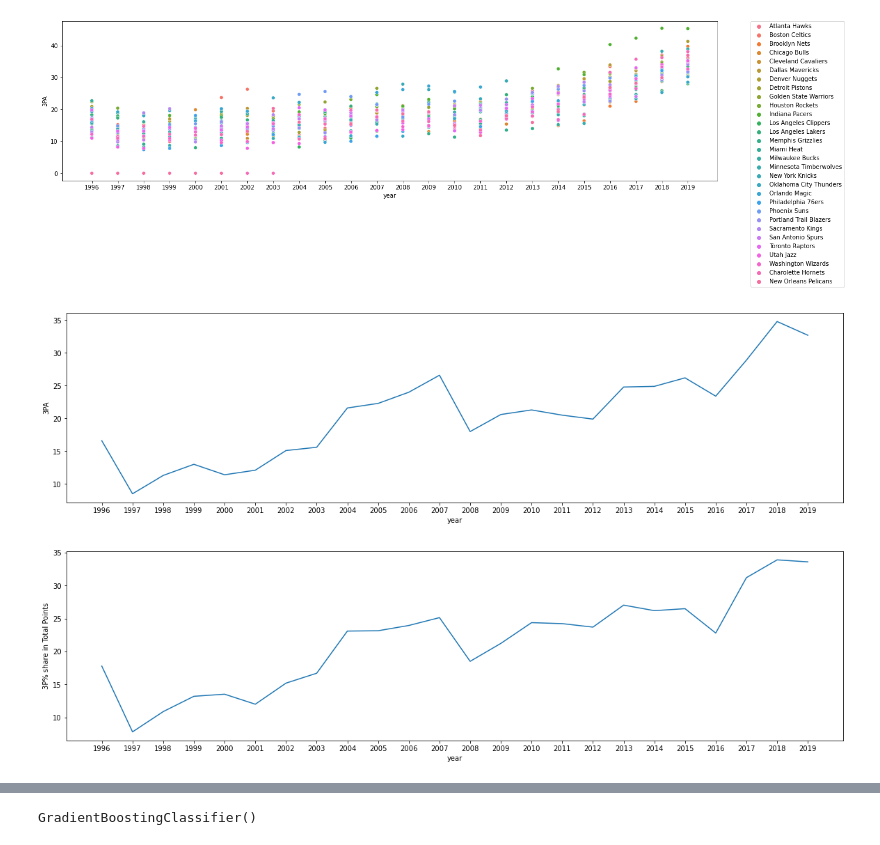
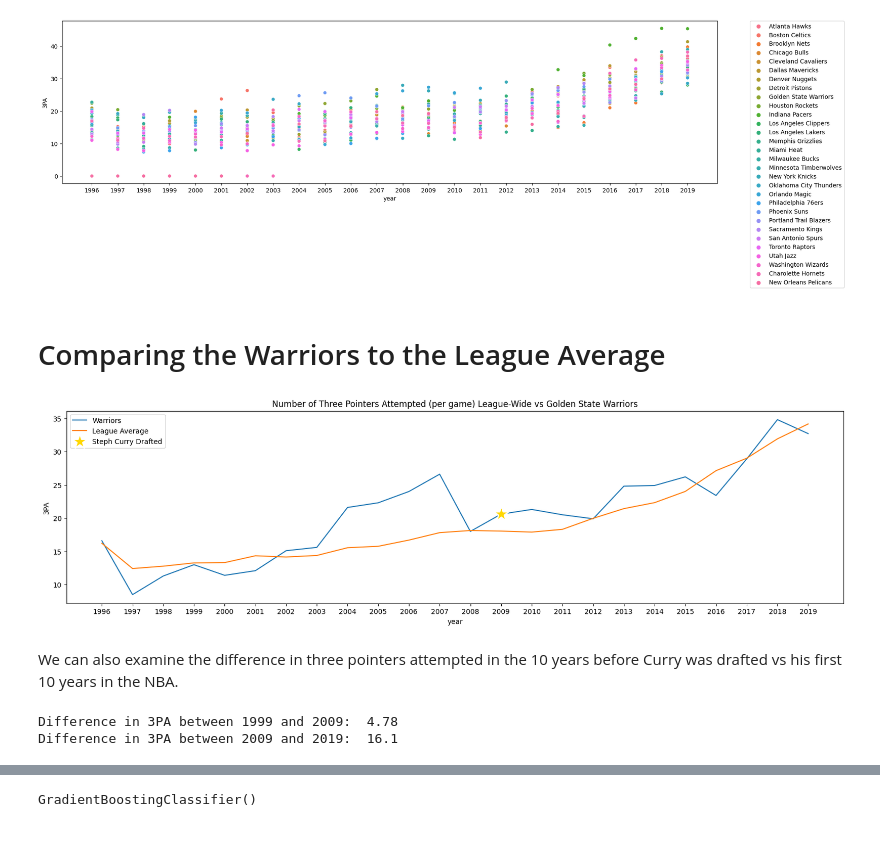
Before and after one commit to jack-wheeler/groupProject333, a Jupyter notebook: edaNotebook.ipynb, the cells around one changed output, grey strips where cells are left out. Drawn from its saved outputs; the diff is of its cells as text; code cells hidden in the pictures.

Commit message:
added additional league info to some graphs

```diff
--- a/edaNotebook.ipynb
+++ b/edaNotebook.ipynb
@@ -48,12 +46,24 @@ warriors = data[data['team'] == 'Golden State Warriors']
-# %%
-fig, ax = plt.subplots(figsize=(20, 5))
-sns.lineplot(data=warriors, x="year", y="3PA",ax =ax)
-plt.show()
-# %% [output]
-[figure, removed]
-# %%
-fig, ax = plt.subplots(figsize=(20, 5))
-sns.lineplot(data=warriors, x="year", y="3P% share in Total Points",ax =ax)
-plt.show()
-# %% [output]
-[figure, removed]
+# %% [markdown]
+# Comparing the Warriors to the League Average
+# %%
+warriors = data[data['team'] == 'Golden State Warriors']
+rest_of_league = data[data['team'] != 'Golden State Warriors'][['3PM', '3PA', '3P% share in Total Points', 'year']]
+league_average = rest_of_league.groupby(['year']).mean()
+# %%
+fig, ax = plt.subplots(figsize=(20, 5))
+sns.lineplot(data=warriors, x="year", y="3PA", label="Warriors", ax =ax)
+sns.lineplot(data=league_average, x="year", y="3PA", label="League Average", ax =ax)
+sns.scatterplot(data=warriors.loc[warriors['year'] == '2009'], x="year", y="3PA", color="gold", s=500, marker="*", zorder=500, label="Steph Curry Drafted")
+plt.legend()
+plt.title('Number of Three Pointers Attempted (per game) League-Wide vs Golden State Warriors')
+plt.show()
+# %% [output]
+[figure, added]
+# %% [markdown]
+We can also examine the difference in three pointers attempted in the 10 years before Curry was drafted vs his first 10 years in the NBA.
+# %%
+print('Difference in 3PA between 1999 and 2009: ', round(league_average.loc['2009']['3PA'] - league_average.loc['1999']['3PA'], 2))
+print('Difference in 3PA between 2009 and 2019: ', round(league_average.loc['2019']['3PA'] - league_average.loc['2009']['3PA'], 2))
+# %% [output]
+Difference in 3PA between 1999 and 2009:  4.78
+Difference in 3PA between 2009 and 2019:  16.1
```
Also changed, not shown: parts of 7 cells of this notebook.
